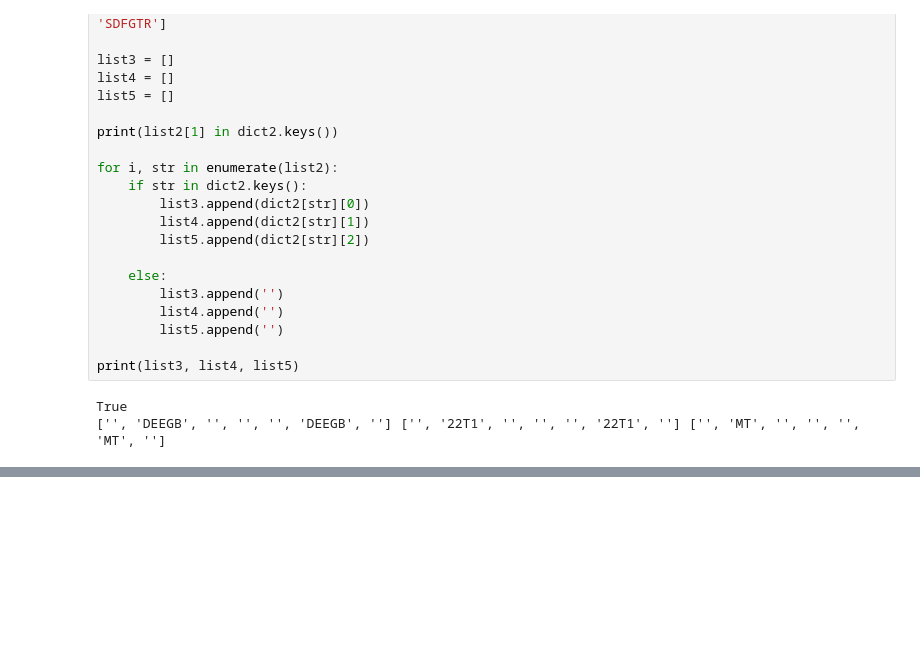
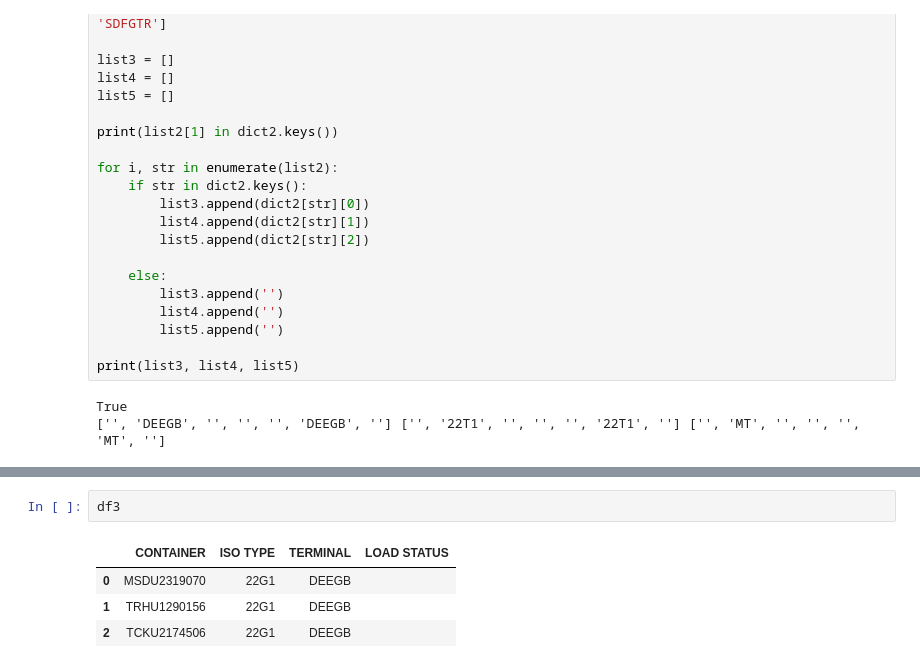
Before and after one commit to marcusberggren/ELL-creation, a Jupyter notebook: src/test.ipynb, the cells around one changed output, grey strips where cells are left out. Cells and saved outputs as stored; diff of their text form; blank space fills up the shorter version.

```diff
--- a/src/test.ipynb
+++ b/src/test.ipynb
@@ -363,0 +369,7 @@ print(df)
+# %%
+df3
+# %% [output]
+|  | CONTAINER | ISO TYPE | TERMINAL | LOAD STATUS |
+| 0 | MSDU2319070 | 22G1 | DEEGB |  |
+| 1 | TRHU1290156 | 22G1 | DEEGB |  |
+| 2 | TCKU2174506 | 22G1 | DEEGB |  |
```
Also changed, not shown: parts of 18 cells of this notebook, 1 other file.
